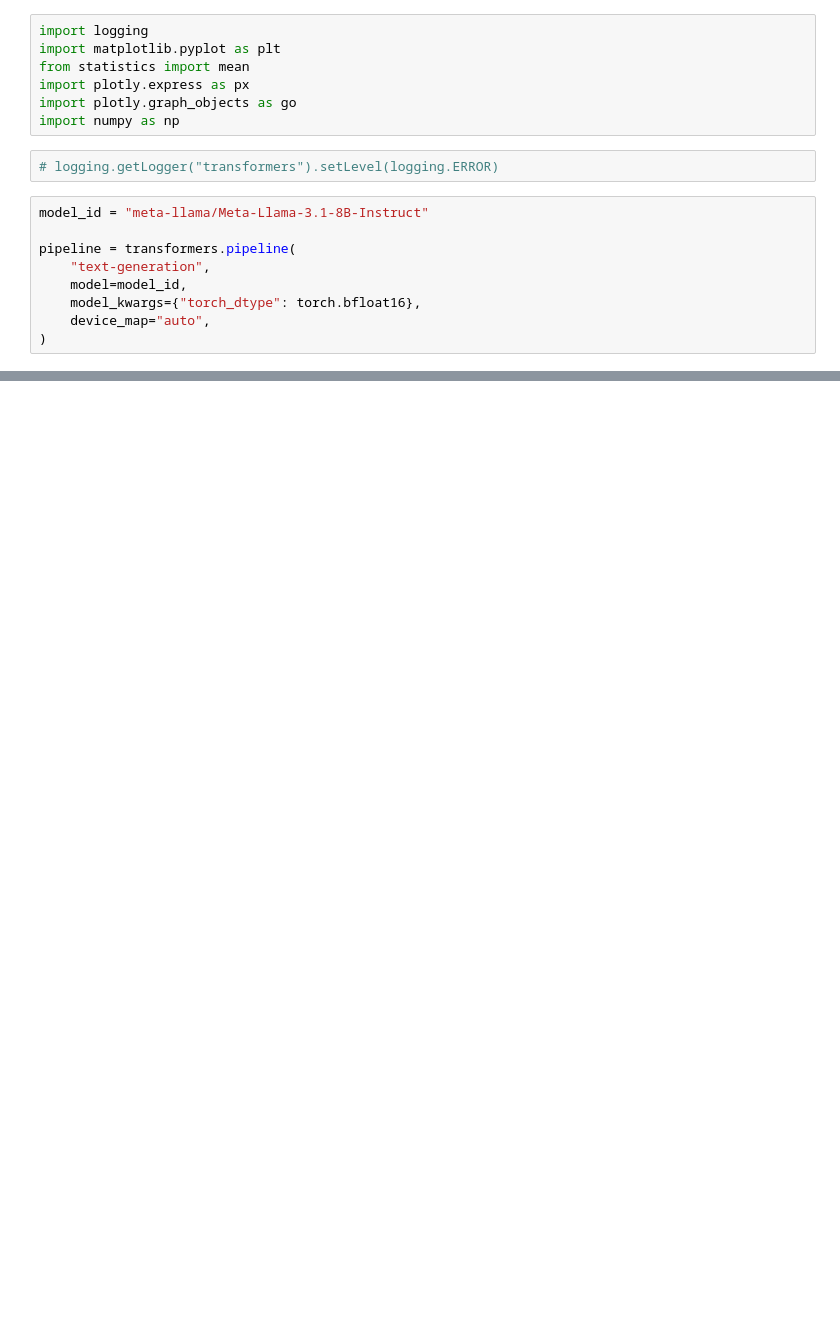
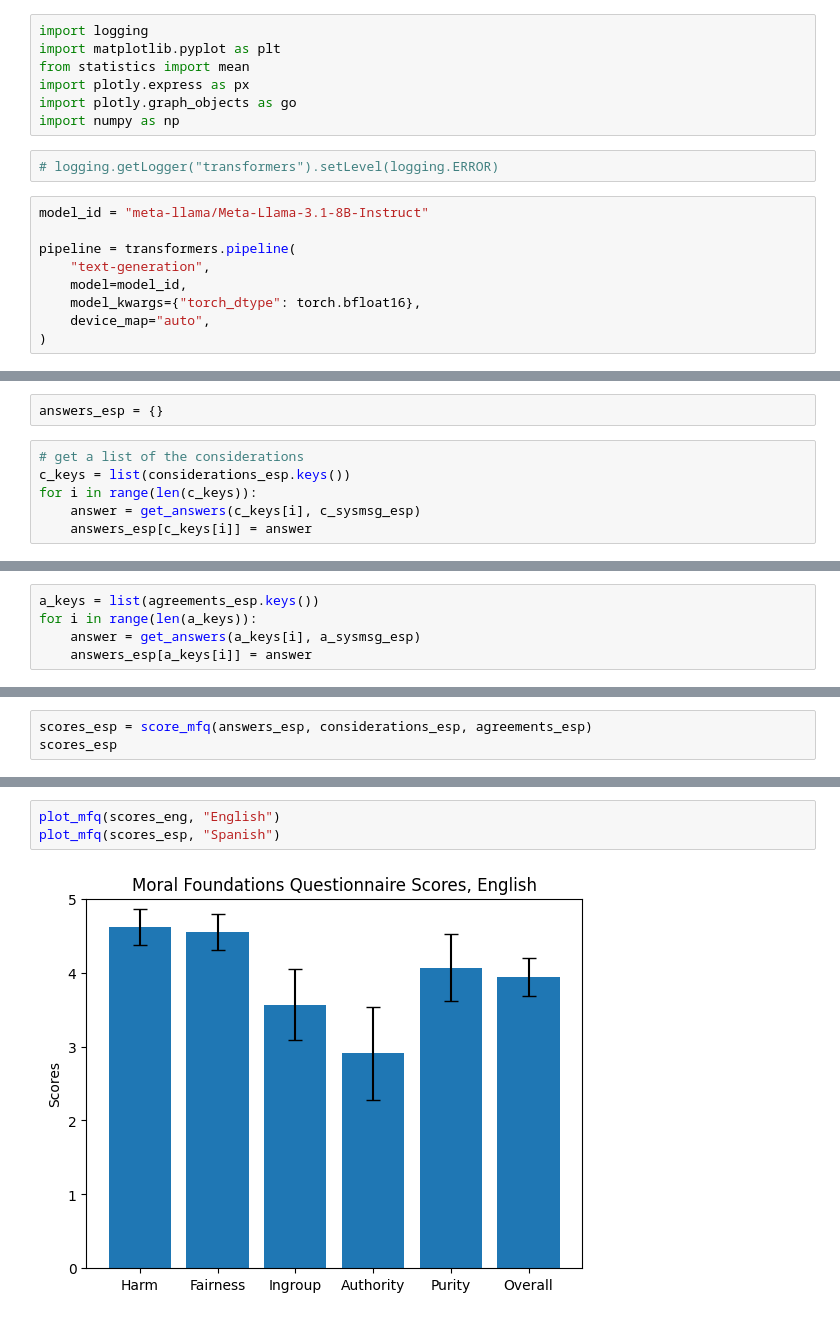
Before and after one commit to angelajt/llm-language-bias, a Jupyter notebook: llama_3.1.ipynb, the cells around one changed output, grey strips where cells are left out. Saved outputs shown, nothing was run; the diff lists cells and outputs as text; blank space fills up the shorter version.

```diff
--- a/llama_3.1.ipynb
+++ b/llama_3.1.ipynb
@@ -517,0 +357,8 @@ plt.show()
+# %%
+answers_esp = {}
+# %%
+# get a list of the considerations
+c_keys = list(considerations_esp.keys())
+for i in range(len(c_keys)):
+    answer = get_answers(c_keys[i], c_sysmsg_esp)
+    answers_esp[c_keys[i]] = answer
@@ -517,0 +385,5 @@ plt.show()
+# %%
+a_keys = list(agreements_esp.keys())
+for i in range(len(a_keys)):
+    answer = get_answers(a_keys[i], a_sysmsg_esp)
+    answers_esp[a_keys[i]] = answer
@@ -517,0 +410,3 @@ plt.show()
+# %%
+scores_esp = score_mfq(answers_esp, considerations_esp, agreements_esp)
+scores_esp
@@ -517,0 +425,5 @@ plt.show()
+# %%
+plot_mfq(scores_eng, "English")
+plot_mfq(scores_esp, "Spanish")
+# %% [output]
+[figure, added]
```
Also changed, not shown: parts of 34 cells of this notebook.
